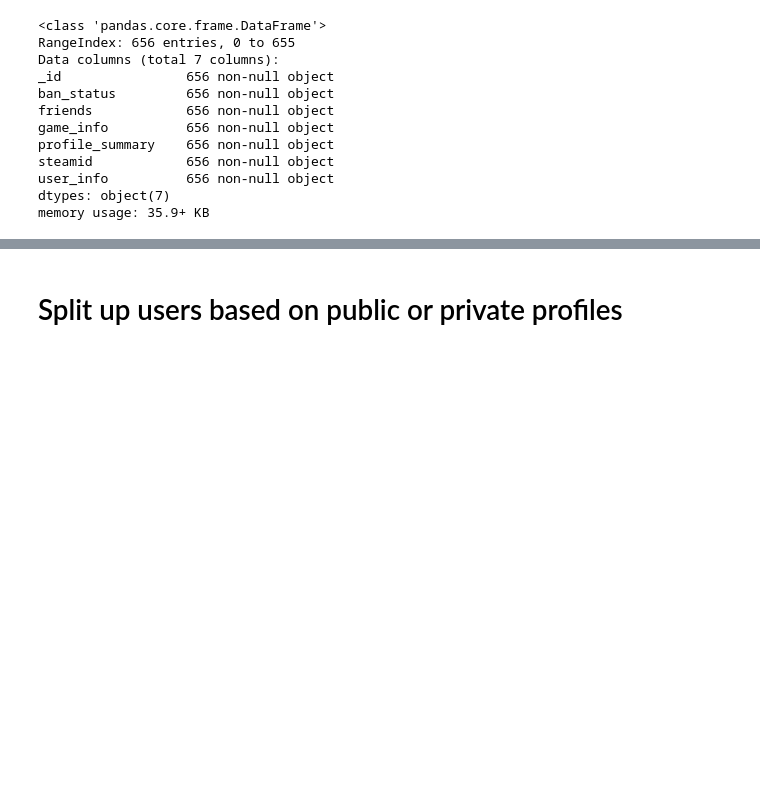
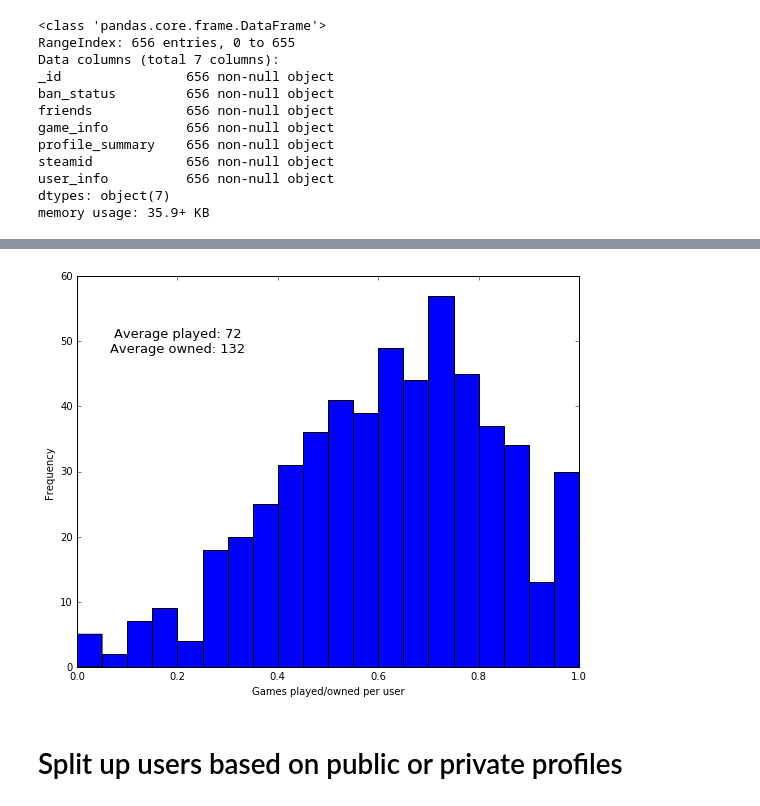
Before and after one commit to johnnysand7/steam-study, a Jupyter notebook: script/EDA/ReadFromMongoDB.ipynb, the cells around one changed output, grey strips where cells are left out. Cells and saved outputs as stored; diff of their text form; code cells hidden in the pictures; blank space fills up the shorter version.

```diff
--- a/script/EDA/ReadFromMongoDB.ipynb
+++ b/script/EDA/ReadFromMongoDB.ipynb
@@ -61,0 +239,2 @@ df.head(1)
+# %%
+test = CleanData(df)
@@ -61,0 +299,2 @@ df.head(1)
+# %%
+Games = CleanDictList(test.public)
@@ -61,0 +518,2 @@ df.head(1)
+# %%
+playtimes = Games.games
@@ -62,3 +561,15 @@ df.head(1)
+# %%
+plt.figure(figsize=(9,7))
+plt.hist(playtimes.games_played / playtimes.games_owned, bins=20)
+#plt.hist(playtimes.games_played, bins=15, alpha=0.5, label="Played")
+#plt.hist(playtimes.games_owned, bins=15, alpha=0.5, label="Owned")
+plt.xlabel("Games played/owned per user")
+plt.ylabel("Frequency")
+plt.legend(loc="upper left")
+plt.text(0.2, 50,'Average played: 72\nAverage owned: 132', ha='center', va='center', fontsize=13)
+plt.show()
+# %% [output]
+[figure, added]
 # %% [markdown]
 # Split up users based on public or private profiles
 # %%
```
Also changed, not shown: parts of 85 cells of this notebook, 50 other files.
